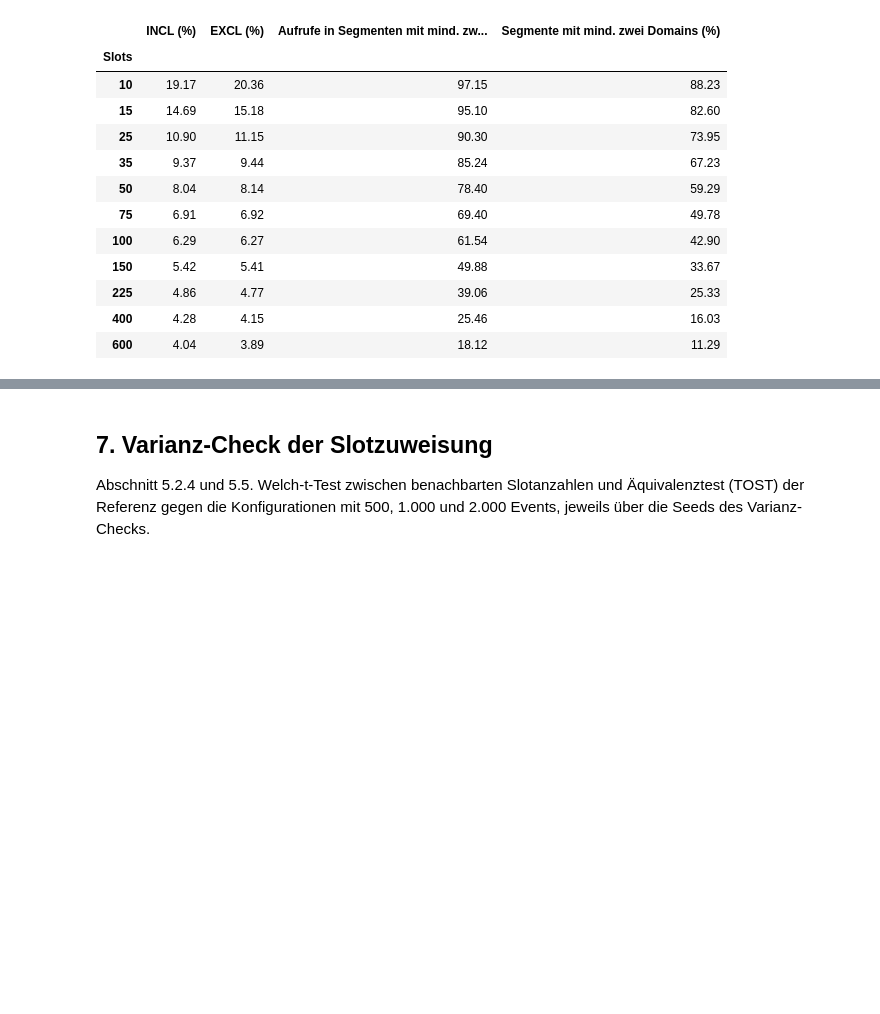
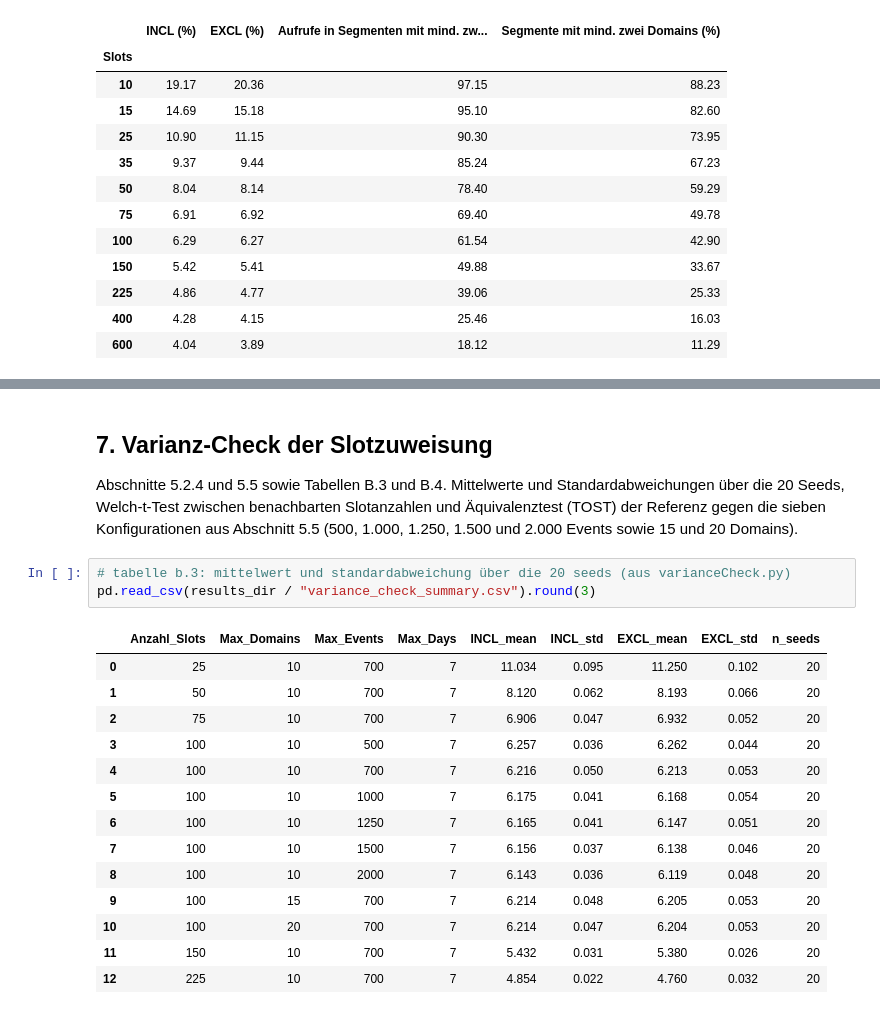
Before and after one commit to CrazyPat/pseudonymRotation, a Jupyter notebook: Auswertung/auswertung.ipynb, the cells around one changed output, grey strips where cells are left out. Drawn from its saved outputs; the diff is of its cells as text; blank space fills up the shorter version.

```diff
--- a/Auswertung/auswertung.ipynb
+++ b/Auswertung/auswertung.ipynb
@@ -795,4 +857,22 @@ Referenz wird dominiert von:
 # %% [markdown]
 ## 7. Varianz-Check der Slotzuweisung
-Abschnitt 5.2.4 und 5.5. Welch-t-Test zwischen benachbarten Slotanzahlen und Äquivalenztest (TOST) der Referenz gegen die Konfigurationen mit 500, 1.000 und 2.000 Events, jeweils über die Seeds des Varianz-Checks.
+Abschnitte 5.2.4 und 5.5 sowie Tabellen B.3 und B.4. Mittelwerte und Standardabweichungen über die 20 Seeds, Welch-t-Test zwischen benachbarten Slotanzahlen und Äquivalenztest (TOST) der Referenz gegen die sieben Konfigurationen aus Abschnitt 5.5 (500, 1.000, 1.250, 1.500 und 2.000 Events sowie 15 und 20 Domains).
+# %%
+# tabelle b.3: mittelwert und standardabweichung über die 20 seeds (aus varianceCheck.py)
+pd.read_csv(results_dir / "variance_check_summary.csv").round(3)
+# %% [output]
+|  | Anzahl_Slots | Max_Domains | Max_Events | Max_Days | INCL_mean | INCL_std | EXCL_mean | EXCL_std | n_seeds |
+| 0 | 25 | 10 | 700 | 7 | 11.034 | 0.095 | 11.250 | 0.102 | 20 |
+| 1 | 50 | 10 | 700 | 7 | 8.120 | 0.062 | 8.193 | 0.066 | 20 |
+| 2 | 75 | 10 | 700 | 7 | 6.906 | 0.047 | 6.932 | 0.052 | 20 |
+| 3 | 100 | 10 | 500 | 7 | 6.257 | 0.036 | 6.262 | 0.044 | 20 |
+| 4 | 100 | 10 | 700 | 7 | 6.216 | 0.050 | 6.213 | 0.053 | 20 |
+| 5 | 100 | 10 | 1000 | 7 | 6.175 | 0.041 | 6.168 | 0.054 | 20 |
+| 6 | 100 | 10 | 1250 | 7 | 6.165 | 0.041 | 6.147 | 0.051 | 20 |
+| 7 | 100 | 10 | 1500 | 7 | 6.156 | 0.037 | 6.138 | 0.046 | 20 |
+| 8 | 100 | 10 | 2000 | 7 | 6.143 | 0.036 | 6.119 | 0.048 | 20 |
+| 9 | 100 | 15 | 700 | 7 | 6.214 | 0.048 | 6.205 | 0.053 | 20 |
+| 10 | 100 | 20 | 700 | 7 | 6.214 | 0.047 | 6.204 | 0.053 | 20 |
+| 11 | 150 | 10 | 700 | 7 | 5.432 | 0.031 | 5.380 | 0.026 | 20 |
+| 12 | 225 | 10 | 700 | 7 | 4.854 | 0.022 | 4.760 | 0.032 | 20 |
 # %%
```
Also changed, not shown: parts of 26 cells of this notebook.
